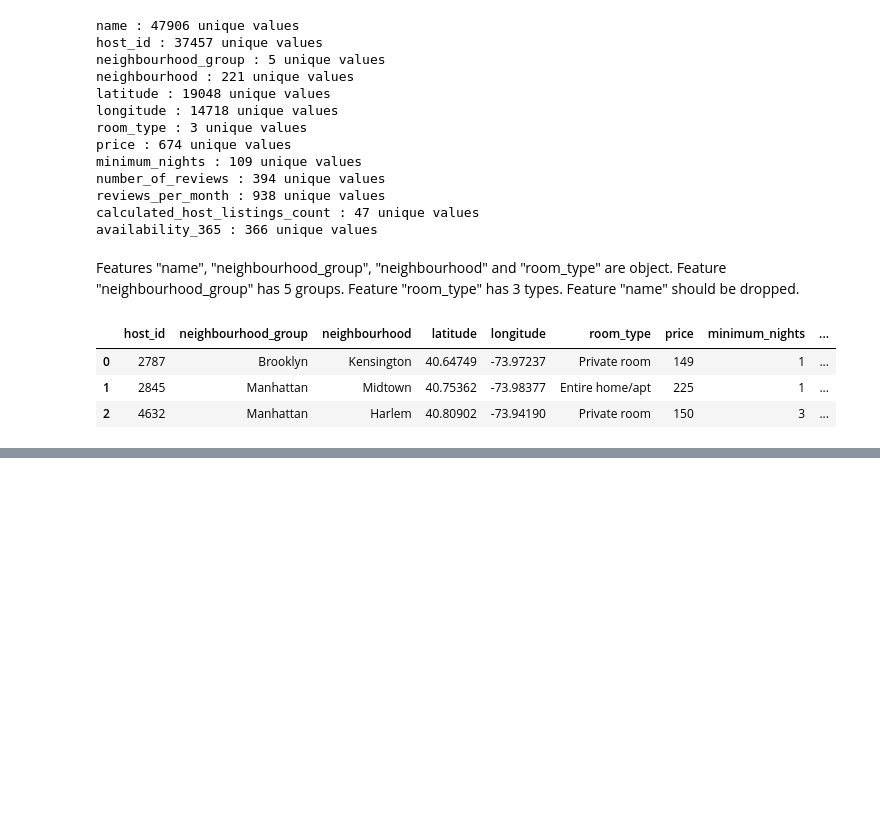
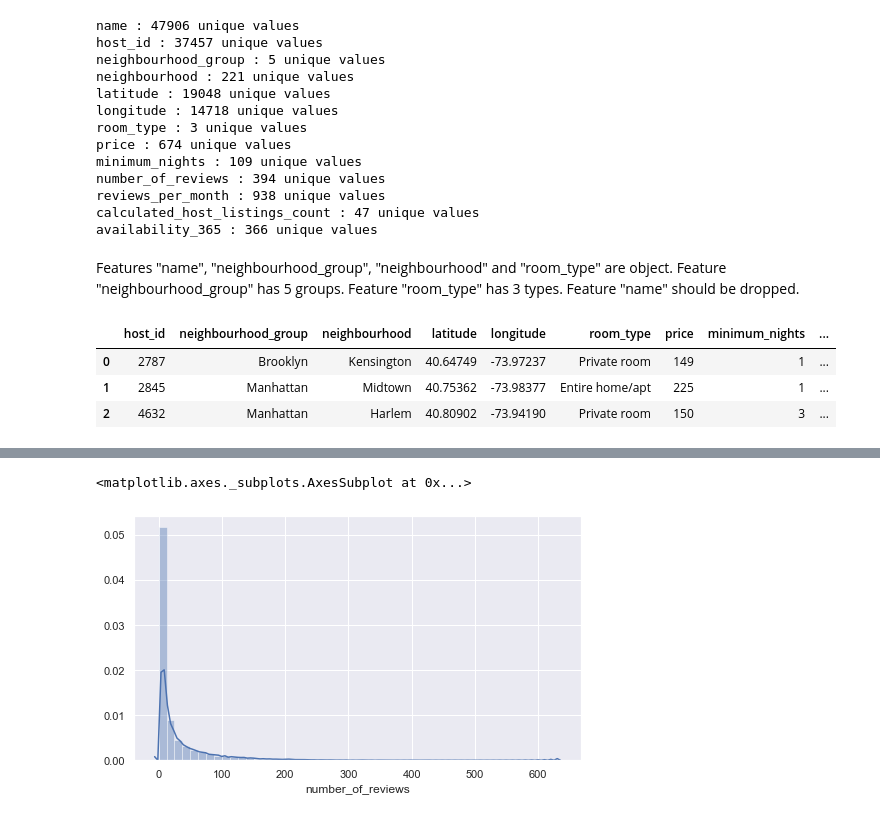
Before and after one commit to aleksanp/airbnb-prices, a Jupyter notebook: airbnb_learning.ipynb, the cells around one changed output, grey strips where cells are left out. Drawn from its saved outputs; the diff is of its cells as text; code cells hidden in the pictures; blank space fills up the shorter version.

```diff
--- a/airbnb_learning.ipynb
+++ b/airbnb_learning.ipynb
@@ -187,0 +207,5 @@ Price 0 looks strange
+# %%
+sns.distplot(airbnb_data.number_of_reviews)
+# %% [output]
+<matplotlib.axes._subplots.AxesSubplot at 0x...>
+[figure, added]
```
Also changed, not shown: parts of 26 cells of this notebook, 1 other file.
